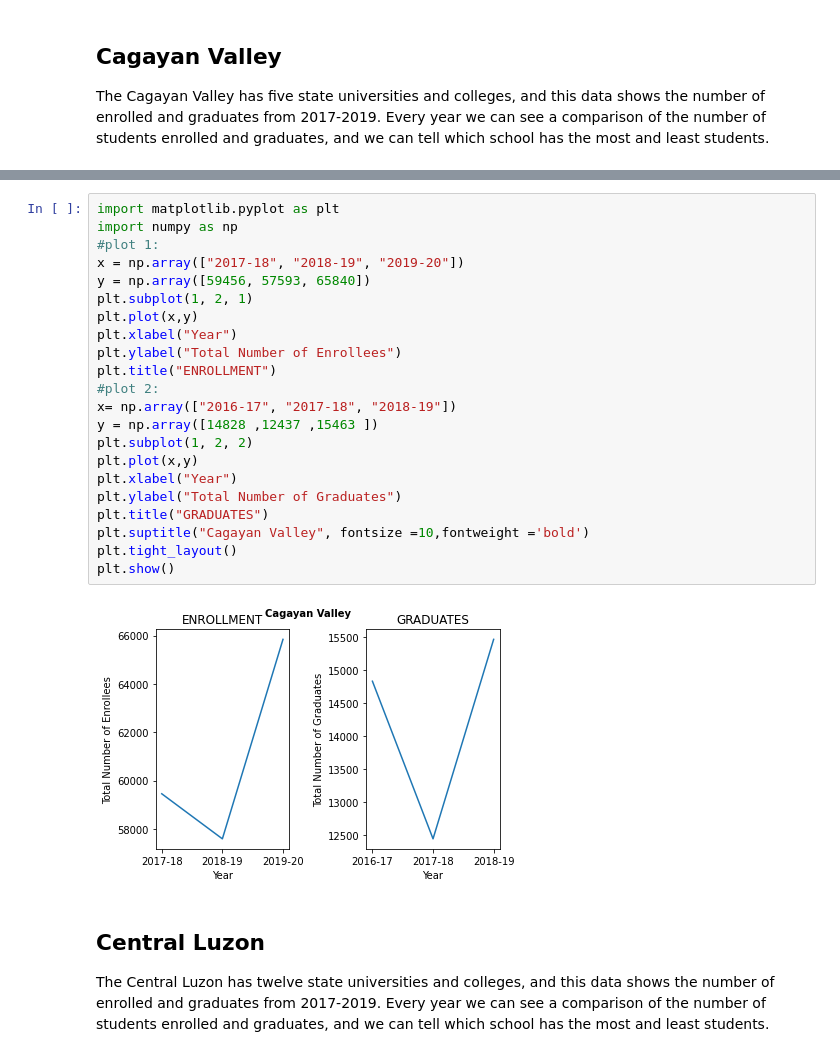
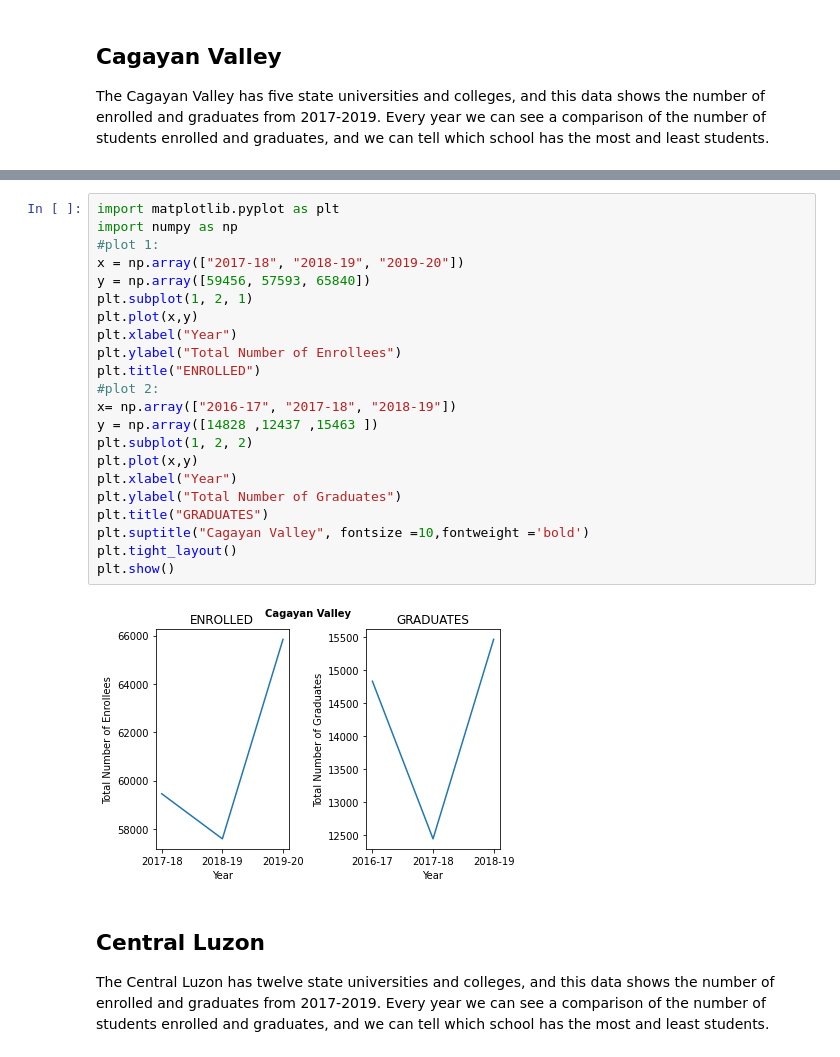
Before and after one commit to GlennBSIT3205/IT-BA-3205_Coalesce, a Jupyter notebook: Education in the Philippines Visualization.ipynb, the cells around one changed output, grey strips where cells are left out. Drawn from its saved outputs; the diff is of its cells as text.

```diff
--- a/Education in the Philippines Visualization.ipynb
+++ b/Education in the Philippines Visualization.ipynb
@@ -175,27 +175,27 @@ display(df.iloc[8:13])
 # %%
 import matplotlib.pyplot as plt
 import numpy as np
 #plot 1:
 x = np.array(["2017-18", "2018-19", "2019-20"])
 y = np.array([59456, 57593, 65840])
 plt.subplot(1, 2, 1)
 plt.plot(x,y)
 plt.xlabel("Year")
 plt.ylabel("Total Number of Enrollees")
-plt.title("ENROLLMENT")
+plt.title("ENROLLED")
 #plot 2:
 x= np.array(["2016-17", "2017-18", "2018-19"])
 y = np.array([14828	,12437 ,15463 ])
 plt.subplot(1, 2, 2)
 plt.plot(x,y)
 plt.xlabel("Year")
 plt.ylabel("Total Number of Graduates")
 plt.title("GRADUATES")
 plt.suptitle("Cagayan Valley", fontsize =10,fontweight ='bold')
 plt.tight_layout()
 plt.show()
 # %% [output]
-[figure, old version]
+[figure, new version]
 # %% [markdown]
 ## **Central Luzon**
 
```
Also changed, not shown: parts of 19 cells of this notebook.
